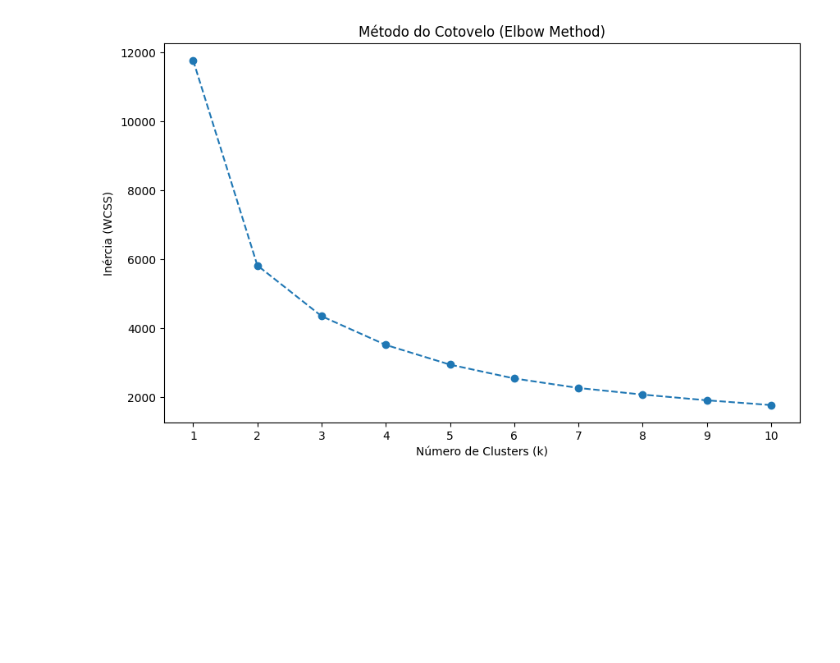
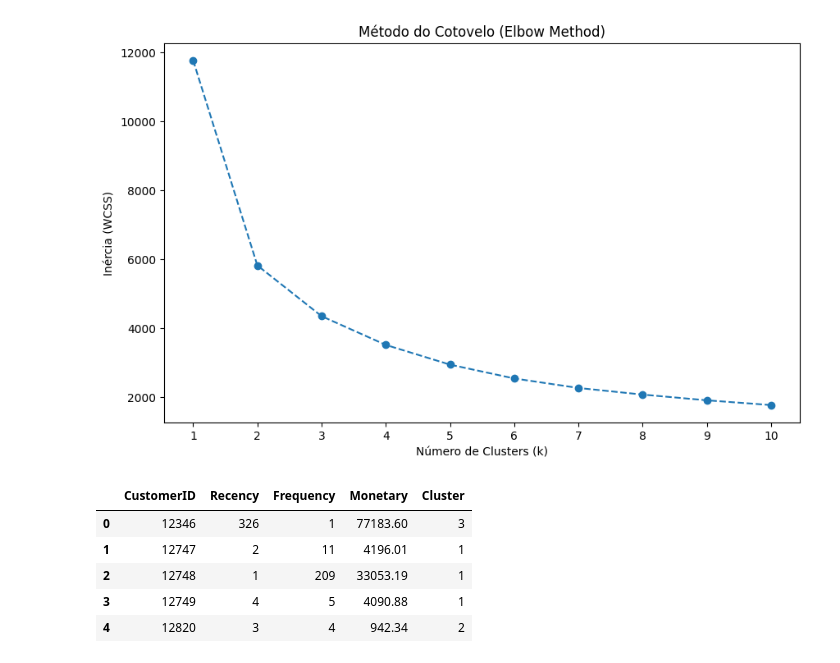
Before and after one commit to mattheusguilherme/customer-segmentation-rfm, a Jupyter notebook: notebooks/02_engenharia_rfm_e_clusterizacao.ipynb, the cells around one changed output. Drawn from its saved outputs; the diff is of its cells as text; code cells hidden in the pictures; blank space fills up the shorter version.

```diff
--- a/notebooks/02_engenharia_rfm_e_clusterizacao.ipynb
+++ b/notebooks/02_engenharia_rfm_e_clusterizacao.ipynb
@@ -184,3 +184,14 @@ kmeans_final = KMeans(n_clusters=K_IDEAL,
 kmeans_final.fit(rfm_scaled_df)
 
 cluster_labels = kmeans_final.labels_
+# %%
+rfm_table['Cluster'] = cluster_labels
+
+rfm_table.head()
+# %% [output]
+|  | CustomerID | Recency | Frequency | Monetary | Cluster |
+| 0 | 12346 | 326 | 1 | 77183.60 | 3 |
+| 1 | 12747 | 2 | 11 | 4196.01 | 1 |
+| 2 | 12748 | 1 | 209 | 33053.19 | 1 |
+| 3 | 12749 | 4 | 5 | 4090.88 | 1 |
+| 4 | 12820 | 3 | 4 | 942.34 | 2 |
```
